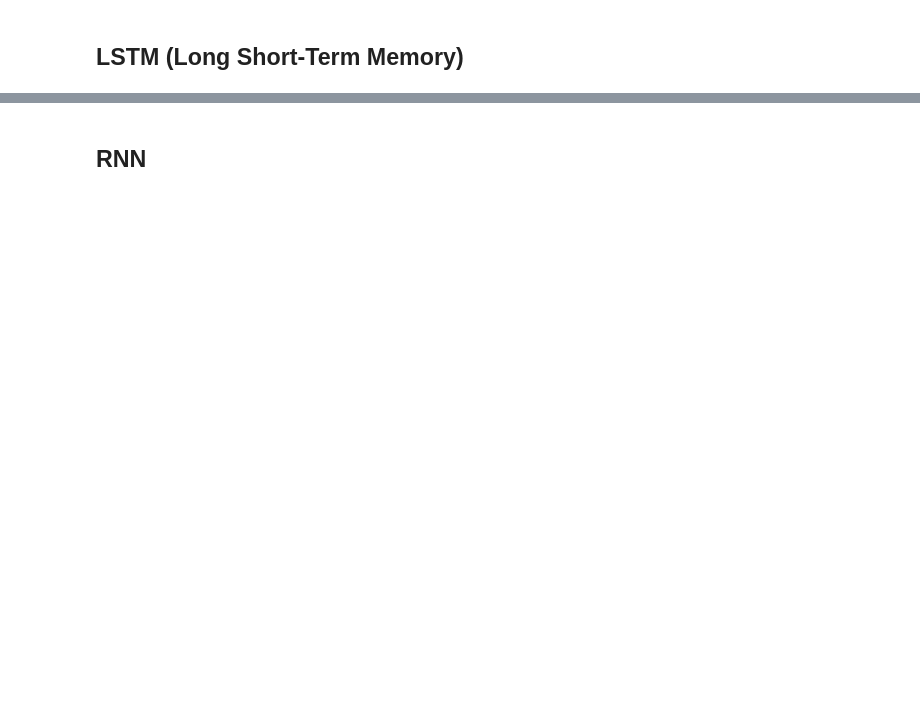
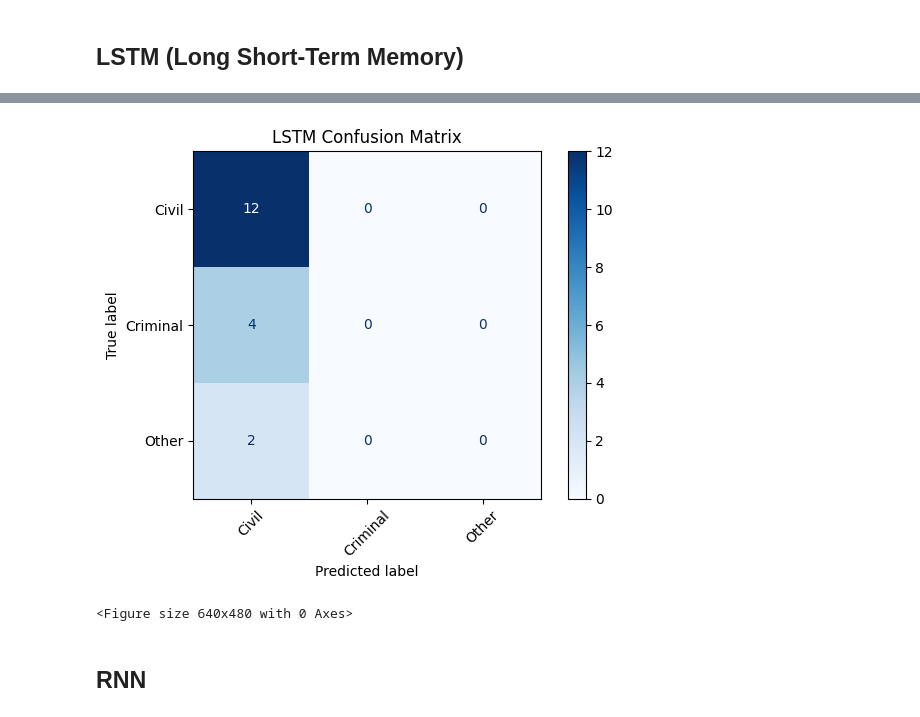
Before and after one commit to Manasa-Ganapati-Naik/my-project, a Jupyter notebook: models.ipynb, the cells around one changed output, grey strips where cells are left out. Cells and saved outputs as stored; diff of their text form; code cells hidden in the pictures; blank space fills up the shorter version.

```diff
--- a/models.ipynb
+++ b/models.ipynb
@@ -151,0 +198,22 @@ weighted avg       0.44      0.67      0.53        18
+# %%
+import numpy as np
+import matplotlib.pyplot as plt
+from sklearn.metrics import confusion_matrix, ConfusionMatrixDisplay
+
+y_pred = model.predict(X_test).argmax(axis=1)
+y_true = y_test.argmax(axis=1)
+
+y_pred_labels = encoder.inverse_transform(y_pred)
+y_true_labels = encoder.inverse_transform(y_true)
+
+
+cm = confusion_matrix(y_true_labels, y_pred_labels, labels=encoder.classes_)
+
+disp = ConfusionMatrixDisplay(confusion_matrix=cm, display_labels=encoder.classes_)
+disp.plot(cmap="Blues")
+plt.title("LSTM Confusion Matrix")
+plt.xticks(rotation=45)
+plt.tight_layout()
+plt.show()
+plt.savefig("con_matrix_lstm",dpi=300)
+# %% [output]
@@ -152,2 +221,4 @@ weighted avg       0.44      0.67      0.53        18
+[figure, added]
+<Figure size 640x480 with 0 Axes>
 # %% [markdown]
 ## RNN
```
Also changed, not shown: parts of 38 cells of this notebook, 11 other files.
